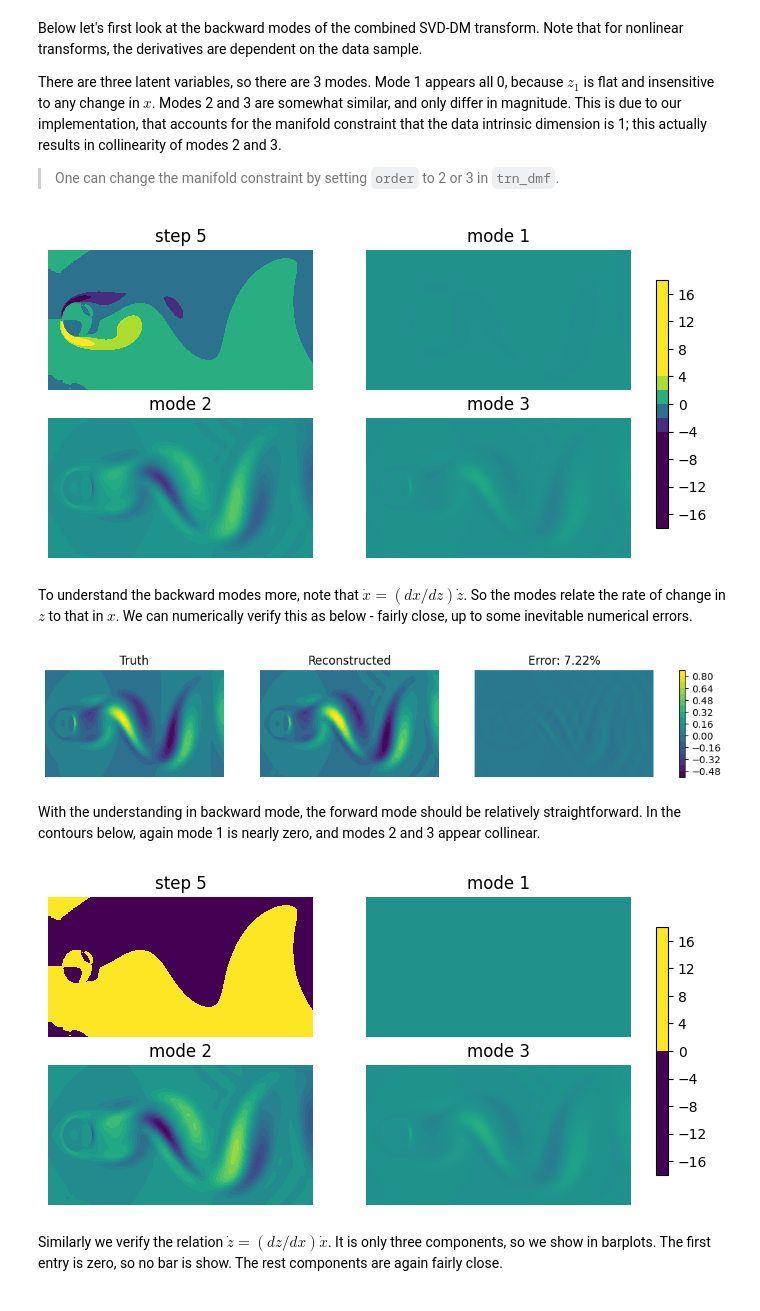
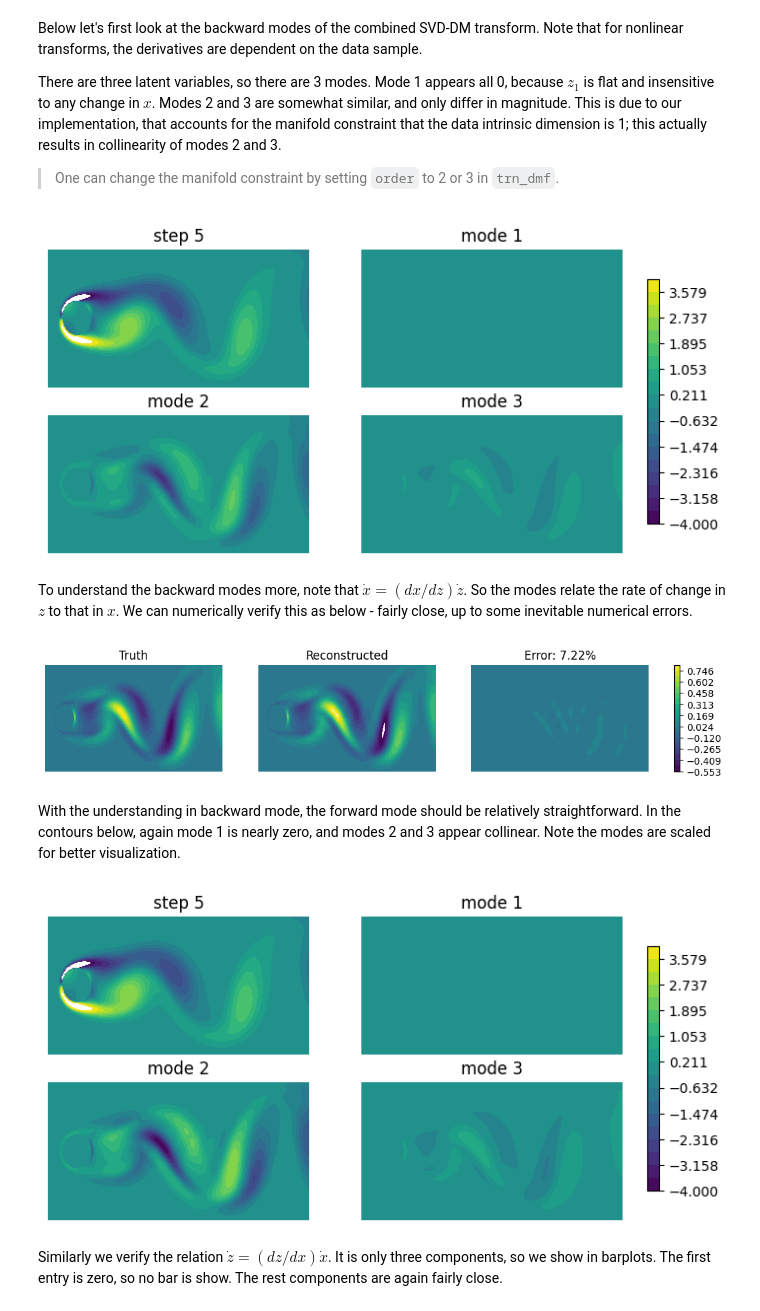
Before and after one commit to p-smith22/dymad-dev, a Jupyter notebook: examples/vortex/part1.ipynb, the cells around one changed output. Drawn from its saved outputs; the diff is of its cells as text; code cells hidden in the pictures.

```diff
--- a/examples/vortex/part1.ipynb
+++ b/examples/vortex/part1.ipynb
@@ -159,10 +160,10 @@ At the SVD step, we can extract out and plot the modes, which is done by `get_ba
 # %%
 modes_s = di.get_backward_modes(rng=[0,1]).reshape(-1, Nx, Ny)
 ref = Xtst[idx].reshape(1, Nx, Ny)
-arrays = np.concatenate([ref, modes_s[:5]], axis=0)
+arrays = np.concatenate([ref, 200*modes_s[:5]], axis=0)
 labels = [f'step {idx}'] + [f'mode {_i+1}' for _i in range(5)]
 f, ax = plot_contour(arrays,
-    figsize=(12, 4), colorbar=True, label=labels, grid=(2, 3), mode='contourf')
+    figsize=(12, 4), vmin=-4, vmax=4, colorbar=True, label=labels, grid=(2, 3), mode='contourf')
 for _a in ax.flatten():
     _a.set_axis_off()
 # %% [output]
@@ -193,7 +194,7 @@ f, ax = plot_contour(arrays, vmin=-4, vmax=4,
 for _a in ax.flatten():
     _a.set_axis_off()
 # %% [output]
-[figure, old version]
+[figure, new version]
 # %% [markdown]
 To understand the backward modes more, note that $\dot{x} = (dx/dz) \dot{z}$.  So the modes relate the rate of change in $z$ to that in $x$.  We can numerically verify this as below - fairly close, up to some inevitable numerical errors.
 # %%
@@ -206,20 +207,20 @@ f, ax = compare_contour(dXrf[0], dXdt[0], figsize=(12, 2))
 for _a in ax:
     _a.set_axis_off()
 # %% [output]
-[figure, old version]
+[figure, new version]
 # %% [markdown]
-With the understanding in backward mode, the forward mode should be relatively straightforward.  In the contours below, again mode 1 is nearly zero, and modes 2 and 3 appear collinear.
+With the understanding in backward mode, the forward mode should be relatively straightforward.  In the contours below, again mode 1 is nearly zero, and modes 2 and 3 appear collinear.  Note the modes are scaled for better visualization.
 # %%
 modes_f = di.get_forward_modes(ref=Xtst[idx]).reshape(-1, Nx, Ny)
 # %%
-arrays = np.concatenate([ref, modes_f], axis=0)
+arrays = np.concatenate([ref, 40000*modes_f], axis=0)
 labels = [f'step {idx}'] + [f'mode {_i+1}' for _i in range(3)]
-f, ax = plot_contour(arrays, vmin=-0.0001, vmax=0.0001,
+f, ax = plot_contour(arrays, vmin=-4, vmax=4,
     figsize=(8, 4), colorbar=True, label=labels, grid=(2, 2), mode='contourf')
 for _a in ax.flatten():
     _a.set_axis_off()
 # %% [output]
-[figure, old version]
+[figure, new version]
 # %% [markdown]
 Similarly we verify the relation $\dot{z} = (dz/dx) \dot{x}$.  It is only three components, so we show in barplots.  The first entry is zero, so no bar is show.  The rest components are again fairly close.
 # %%
```
Also changed, not shown: parts of 10 cells of this notebook, 9 other files.
